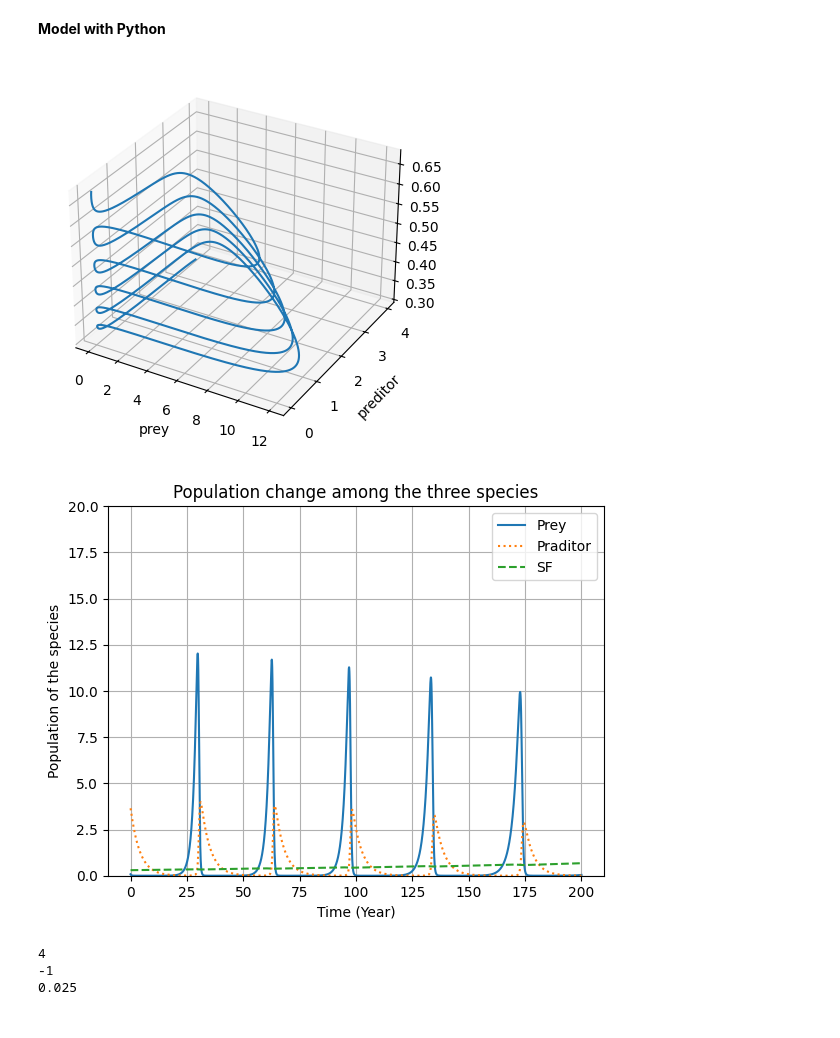
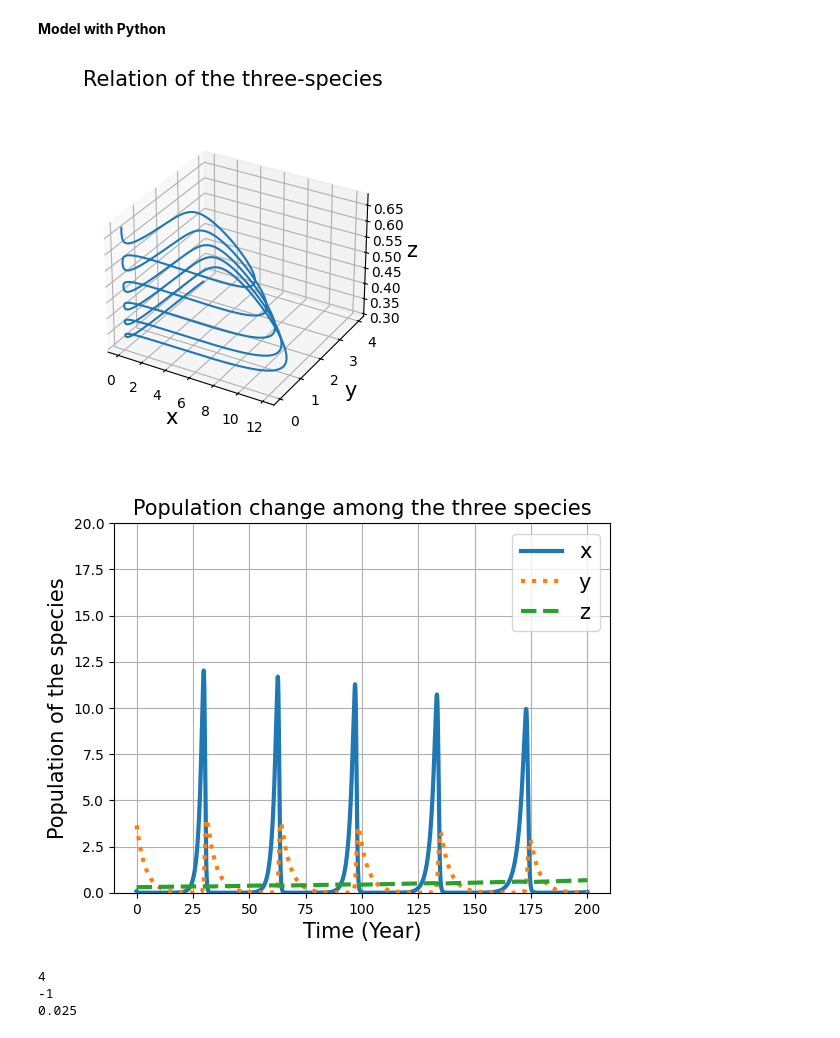
Before and after one commit to tusm06/MATH461_Unit01, a Jupyter notebook: main.ipynb, the cells around one changed output. Drawn from its saved outputs; the diff is of its cells as text; code cells hidden in the pictures.

Commit message:
Make the font in the plot larger

```diff
--- a/main.ipynb
+++ b/main.ipynb
@@ -280,51 +280,55 @@ alpha = 4; beta = 73; eps = 0.2; gamma = 1; delta = 1/10; xi = 0.025; sigma = 0.
 
 ### -------------- Time & Steps
 tF = 200 # 200
 N = 50000
 
 ### -------------- Non-dim parameters
 a = gamma/alpha
 b = xi/alpha
 c = (sigma*gamma)/(alpha/delta)
 d = delta/gamma
 e = beta/alpha
 f = eps/alpha
 x_star = d*x0; y_star = e*y0; z_star = f*z0
 
 u0 = [x_star, y_star, z_star]
 
 t = np.linspace(0, tF, N)
 
 def f(u, t):
     dudt = np.zeros(3)
     dudt[0] = u[0] - u[0]*u[1] - u[0]*u[2]
     dudt[1] = a*(-u[1] + u[0]*u[1])
     dudt[2] = b*u[2] - c*u[0]*u[2]
     return dudt
 
 u = spi.odeint(f, u0, t)
 
 ### -------------- Plot
-plt.figure().add_subplot(projection='3d')
-plt.plot(u[:, 0], u[:, 1], u[:, 2])
-plt.xlabel('prey')
-plt.ylabel('preditor')
+fig = plt.figure()
+ax = fig.add_subplot(111, projection='3d')
+ax.plot(u[:, 0], u[:, 1], u[:, 2])
+ax.set_xlabel('x', fontsize=15)
+ax.set_ylabel('y', fontsize=15)
+ax.set_zlabel('z', fontsize=15)
+ax.set_title('Relation of the three-species', fontsize=15)
+ax.set_box_aspect(None, zoom=0.8)
 plt.show()
 # %% [output]
-[figure, old version]
+[figure, new version]
 # %%
-plt.plot(t, u[:, 0])
-plt.plot(t, u[:, 1], linestyle=':')
-plt.plot(t, u[:, 2], linestyle='--')
-plt.legend(['Prey', 'Praditor', "SF"])
-plt.xlabel("Time (Year)")
-plt.ylabel("Population of the species")
-plt.title("Population change among the three species")
+plt.plot(t, u[:, 0], linewidth='3')
+plt.plot(t, u[:, 1], linestyle=':', linewidth='3')
+plt.plot(t, u[:, 2], linestyle='--', linewidth='3')
+plt.legend(['x', 'y', "z"], fontsize="15", loc="upper right")
+plt.xlabel("Time (Year)", fontsize='15')
+plt.ylabel("Population of the species", fontsize='15')
+plt.title("Population change among the three species", fontsize='15')
 plt.ylim([0, 20])
 plt.grid()
 plt.show()
 # %% [output]
-[figure, old version]
+[figure, new version]
 # %%
 ### -------------- Eigenvelues
 print(alpha)
```
Also changed, not shown: 1 other file.
